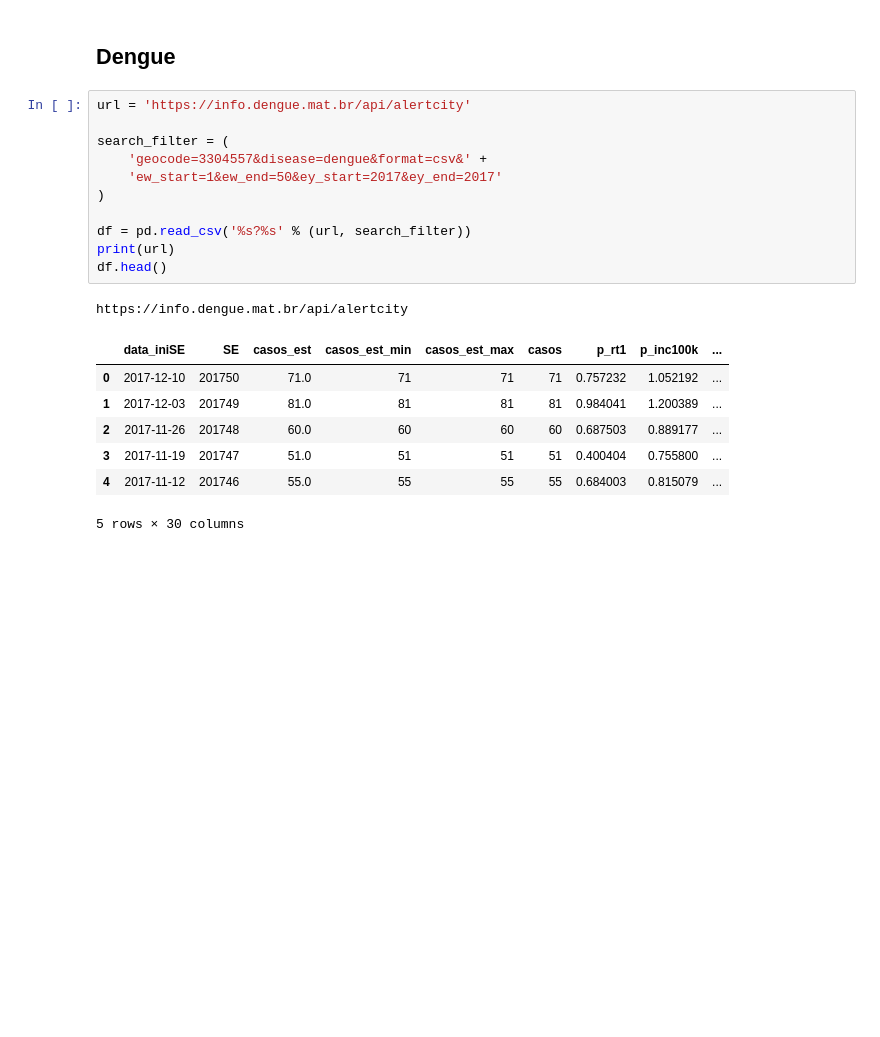
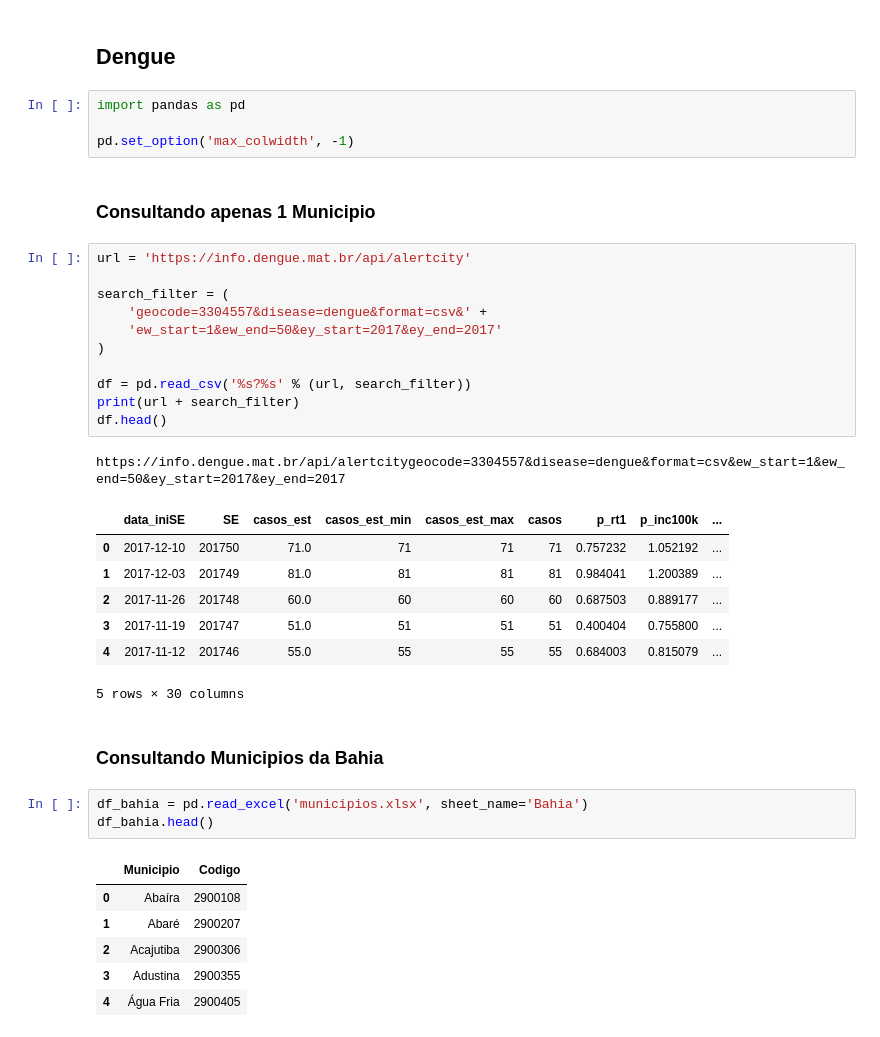
Before and after one commit to Lucas-Sobreira/FIA_Dengue, a Jupyter notebook: Dengue.ipynb, the cells around one changed output. Drawn from its saved outputs; the diff is of its cells as text; blank space fills up the shorter version.

```diff
--- a/Dengue.ipynb
+++ b/Dengue.ipynb
@@ -57,6 +57,12 @@ df
 | 99 | 60746948 | 3454 | 46 | BANCO BRADESCO S.A. | Banco Múltiplo | 03385 | AGÊNCIA CORPORATE FRANCA, SP | AV SETE DE SETEMBRO |  | ... |
 # %% [markdown]
 ## Dengue
+# %%
+import pandas as pd
+
+pd.set_option('max_colwidth', -1)
+# %% [markdown]
+### Consultando apenas 1 Municipio
 # %%
 url = 'https://info.dengue.mat.br/api/alertcity'
 
@@ -66,10 +72,10 @@ search_filter = (
 )
 
 df = pd.read_csv('%s?%s' % (url, search_filter))
-print(url)
+print(url + search_filter)
 df.head()
 # %% [output]
-https://info.dengue.mat.br/api/alertcity
+https://info.dengue.mat.br/api/alertcitygeocode=3304557&disease=dengue&format=csv&ew_start=1&ew_end=50&ey_start=2017&ey_end=2017
 |  | data_iniSE | SE | casos_est | casos_est_min | casos_est_max | casos | p_rt1 | p_inc100k | ... |
 | 0 | 2017-12-10 | 201750 | 71.0 | 71 | 71 | 71 | 0.757232 | 1.052192 | ... |
 | 1 | 2017-12-03 | 201749 | 81.0 | 81 | 81 | 81 | 0.984041 | 1.200389 | ... |
@@ -77,3 +83,15 @@ https://info.dengue.mat.br/api/alertcity
 | 3 | 2017-11-19 | 201747 | 51.0 | 51 | 51 | 51 | 0.400404 | 0.755800 | ... |
 | 4 | 2017-11-12 | 201746 | 55.0 | 55 | 55 | 55 | 0.684003 | 0.815079 | ... |
 5 rows × 30 columns
+# %% [markdown]
+### Consultando Municipios da Bahia
+# %%
+df_bahia = pd.read_excel('municipios.xlsx', sheet_name='Bahia')
+df_bahia.head()
+# %% [output]
+|  | Municipio | Codigo |
+| 0 | Abaíra | 2900108 |
+| 1 | Abaré | 2900207 |
+| 2 | Acajutiba | 2900306 |
+| 3 | Adustina | 2900355 |
+| 4 | Água Fria | 2900405 |
```
Also changed, not shown: parts of 3 cells of this notebook, 7 other files.
